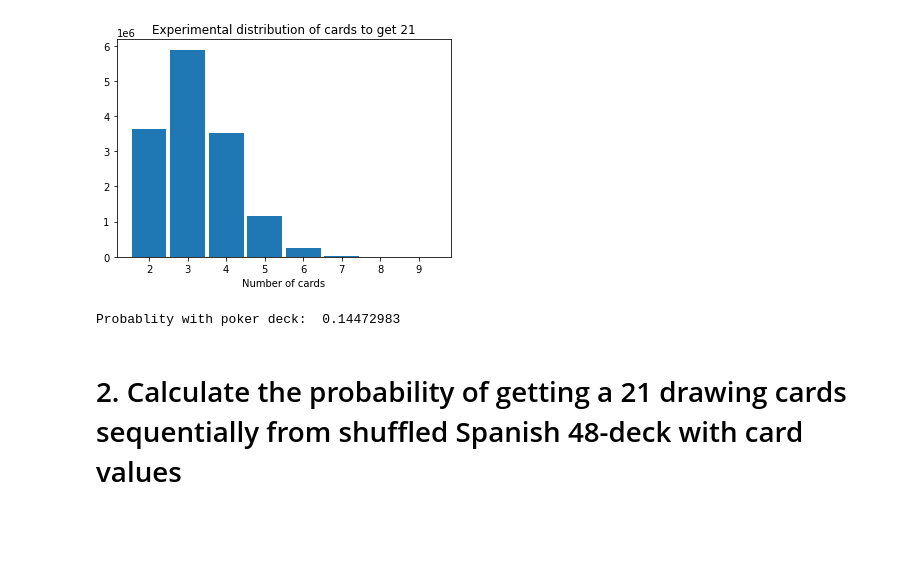
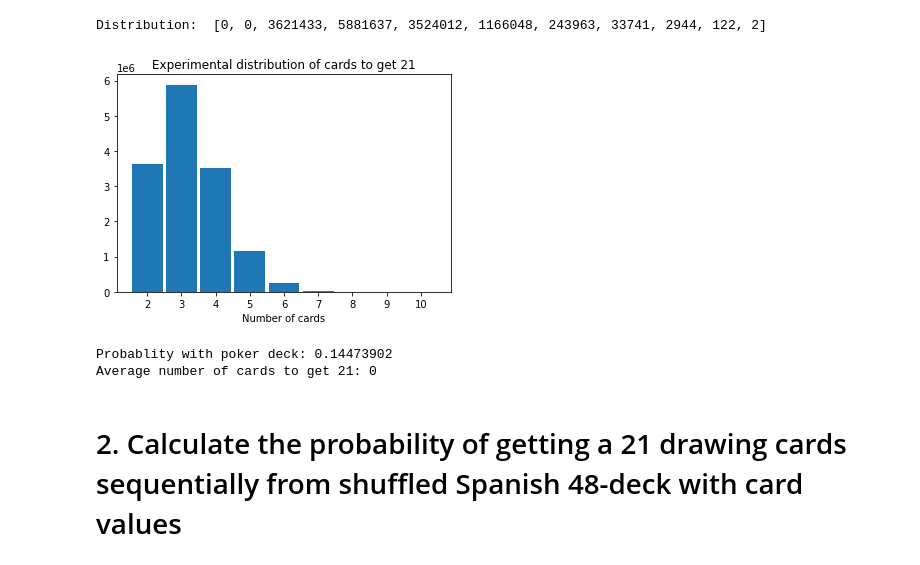
Before and after one commit to Andryut/AlgorithmsUN2020II, a Jupyter notebook: 21BlackjackGrClass1StGroup7.ipynb, the cells around one changed output. Saved outputs shown, nothing was run; the diff lists cells and outputs as text; code cells hidden in the pictures; blank space fills up the shorter version.

```diff
--- a/21BlackjackGrClass1StGroup7.ipynb
+++ b/21BlackjackGrClass1StGroup7.ipynb
@@ -57,8 +67,11 @@ Probablity with spanish deck:  0.15780614
-# %%
-print("Probablity with poker deck: ",calculate_probability(list(range(1,14))*4,n=100000000))
-# %% [output]
-[figure, removed]
-Probablity with poker deck:  0.14472983
+# %%
+probability, average = calculate_probability(list(range(1,14))*4, n=100000000)
+print("Probablity with poker deck: {}\nAverage number of cards to get 21: {}".format(probability, average))
+# %% [output]
+Distribution:  [0, 0, 3621433, 5881637, 3524012, 1166048, 243963, 33741, 2944, 122, 2]
+[figure, added]
+Probablity with poker deck: 0.14473902
+Average number of cards to get 21: 0
 # %% [markdown]
 # 2. Calculate the probability of getting a 21 drawing cards sequentially from shuffled Spanish 48-deck with card values
 # %% [markdown]
```
Also changed, not shown: parts of 44 cells of this notebook.
